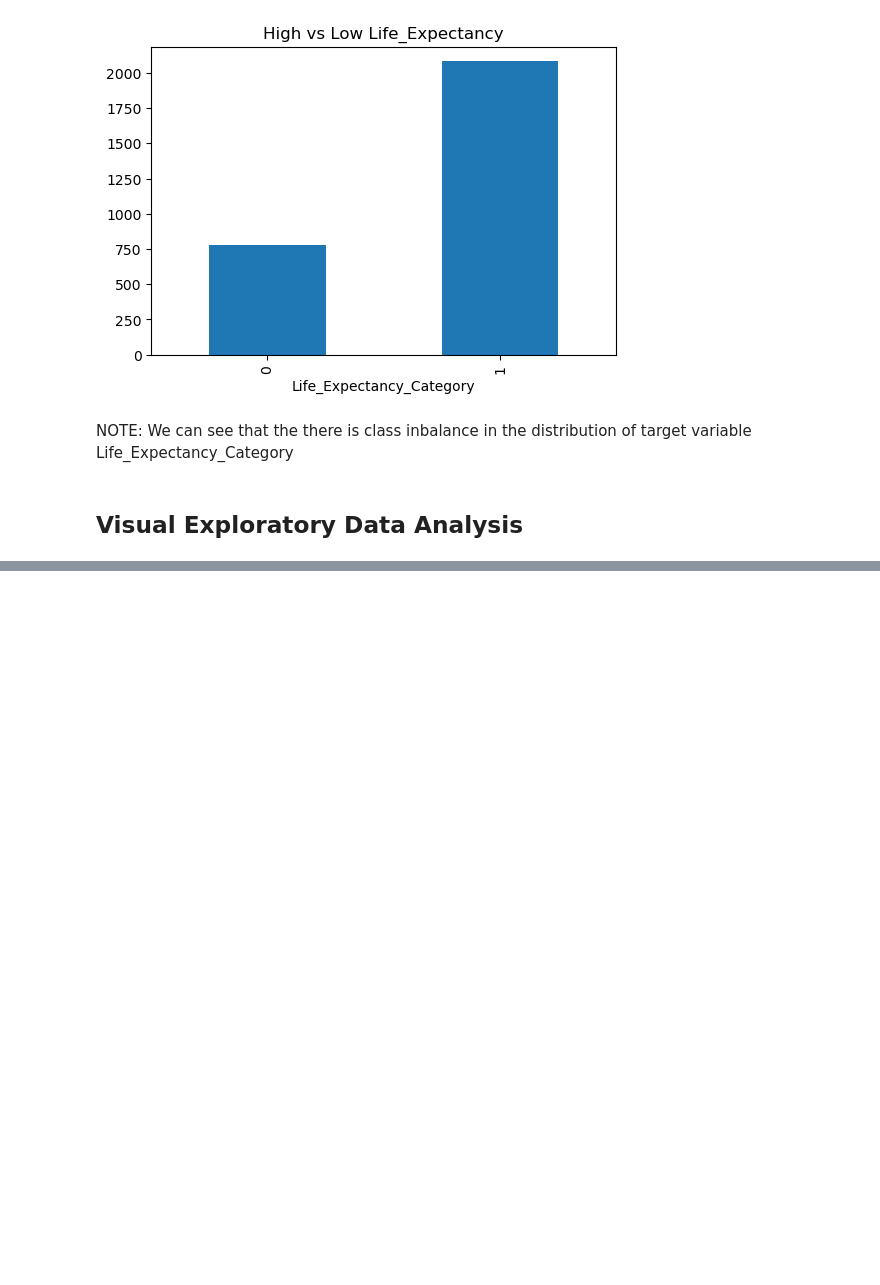
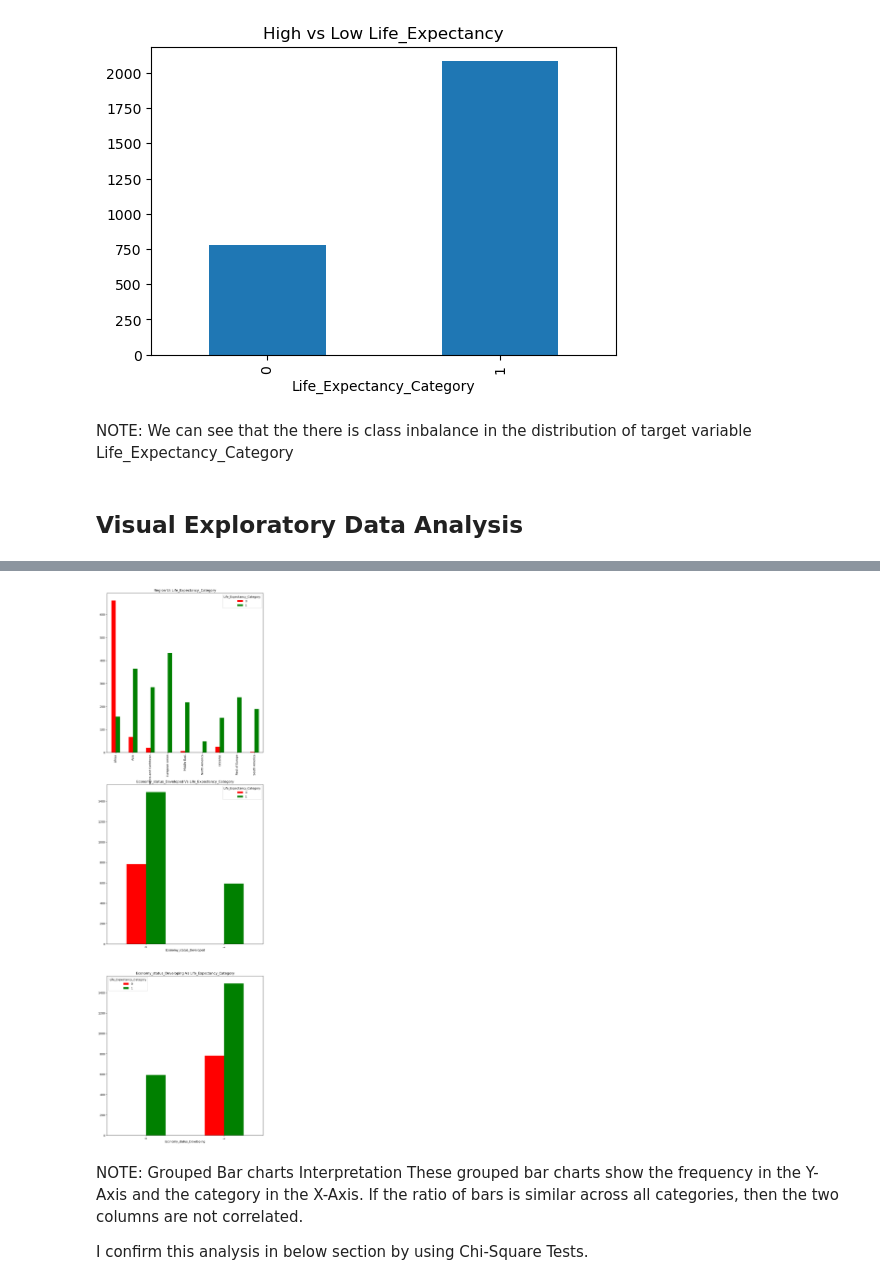
Before and after one commit to ARIWOOLA1973/Strategic_Thinking, a Jupyter notebook: Strategic_Thinking_CA2.ipynb, the cells around one changed output, grey strips where cells are left out. Cells and saved outputs as stored; diff of their text form; code cells hidden in the pictures; blank space fills up the shorter version.

```diff
--- a/Strategic_Thinking_CA2.ipynb
+++ b/Strategic_Thinking_CA2.ipynb
@@ -235,0 +459,16 @@ NOTE: We can see that the there is class inbalance in the distribution of target
+# %%
+# Visual Inference using Grouped Bar charts
+CategoricalColsList=['Region','Economy_status_Developed','Economy_status_Developing']
+fig, PlotCanvas=plt.subplots(nrows=len(CategoricalColsList), ncols=1, figsize=(10,35))
+
+# Creating Grouped bar plots for each categorical predictor against the Target Variable "Attrition"
+for CategoricalCol , i in zip(CategoricalColsList, range(len(CategoricalColsList))):
+    CrossTabResult=pd.crosstab(index=df2[CategoricalCol], columns=df2['Life_Expectancy_Category'])
+    CrossTabResult.plot.bar(color=['red','green'], ax=PlotCanvas[i], title=CategoricalCol+' Vs Life_Expectancy_Category')
+# %% [output]
+[figure, added]
+# %% [markdown]
+NOTE: Grouped Bar charts Interpretation
+These grouped bar charts show the frequency in the Y-Axis and the category in the X-Axis. If the ratio of bars is similar across all categories, then the two columns are not correlated.
+
+I confirm this analysis in below section by using Chi-Square Tests.
```
Also changed, not shown: parts of 35 cells of this notebook.
